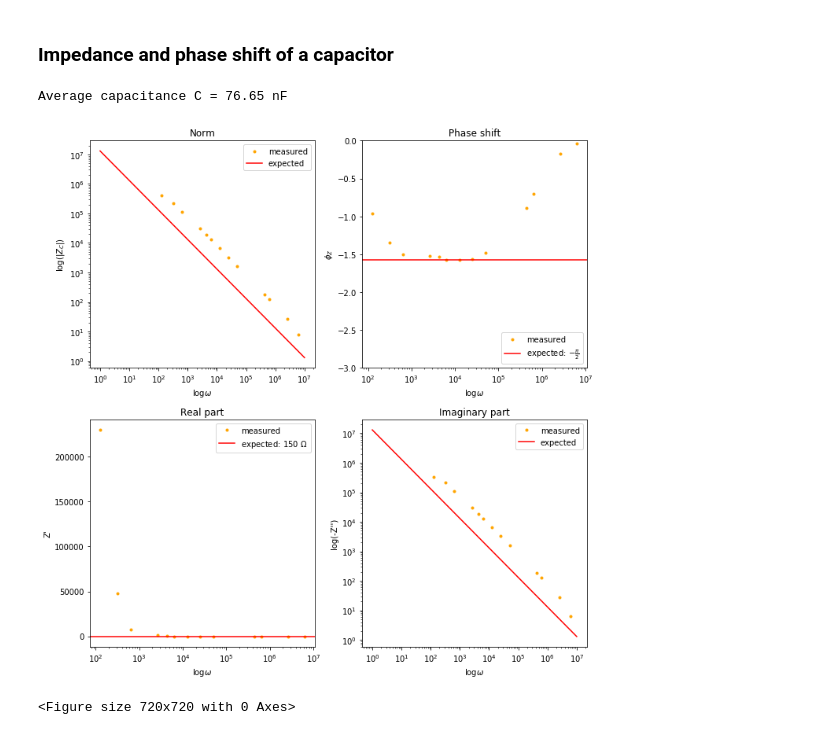
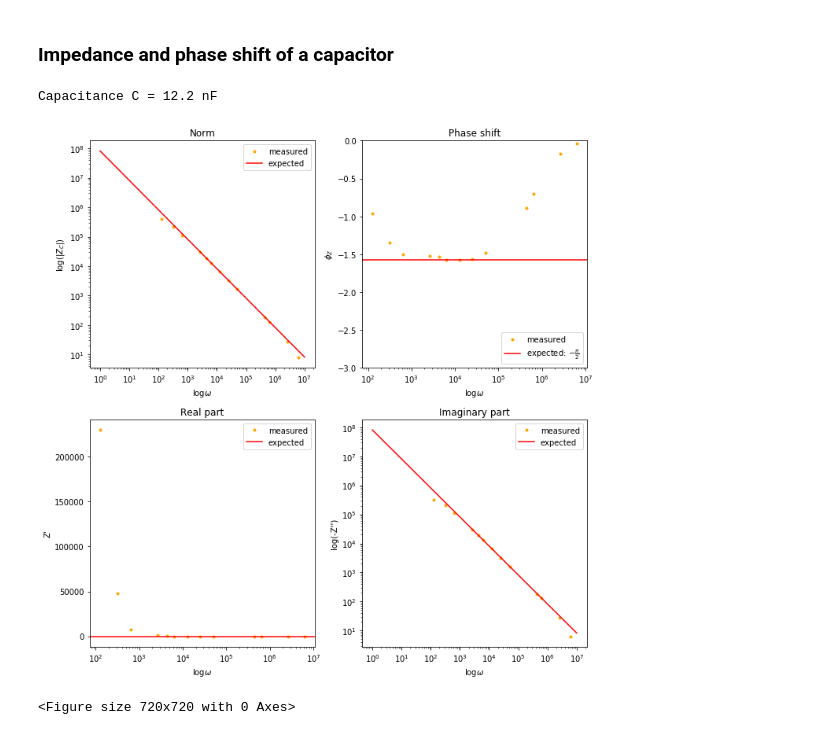
Before and after one commit to stine-fohrmann/Physical-Modelling, a Jupyter notebook: Experiment_2_Impedance.ipynb, the cells around one changed output. Saved outputs shown, nothing was run; the diff lists cells and outputs as text; code cells hidden in the pictures.

Commit message:
fixed expected values

```diff
--- a/Experiment_2_Impedance.ipynb
+++ b/Experiment_2_Impedance.ipynb
@@ -147,12 +147,12 @@ def calculateImpedance(U_0, V_0, phi_Z):
 phi_Z_values = calculatePhaseDifferences(phi_U_values, phi_V_values) + phi_Z_measured
 Z_hat = [calculateImpedance(U_0, V_0, phi_Z) for U_0, V_0, phi_Z in zip(U_0_values, V_0_values, phi_Z_values)]
 Z_hat_norm = [np.abs(z) for z in Z_hat]    # get norm of Z_hat
-Z_hat_real = [z.real for z in Z_hat]      # get real part of Z_hat
-Z_hat_im = [-z.imag for z in Z_hat]        # get imaginary part of Z_hat
+Z_hat_real = [z.real for z in Z_hat]       # get real part of Z_hat
+Z_hat_im   = [-z.imag for z in Z_hat]      # get imaginary part of Z_hat
 
 # Calculate capacitance C
-C = 1/(f_values[1] * Z_hat_norm[1])
-print(f'Average capacitance C = {round(C*10**9, 2)} nF')
+C = 1/(omega[1] * Z_hat_norm[1])
+print(f'Capacitance C = {round(C*10**9, 2)} nF')
 # expected norm
 om = np.linspace(1, 1e7, 10)
 Z_norm_ideal = 1/(om*C)
@@ -166,34 +166,34 @@ axs[0, 0].plot(om, Z_norm_ideal, '-', color='r', label='expected')
 axs[0, 0].set_title('Norm')
 axs[0, 0].set_xlabel(r'$\log{\omega}$')
 axs[0, 0].set_ylabel(r'$\log\left(|Z_C|\right)$')
 axs[0, 0].legend()
 
 axs[0, 1].semilogx(omega, phi_Z_values, '.', color='orange', label='measured')
 axs[0, 1].axhline(y = -np.pi/2, color = 'r', linestyle = '-', label=r'expected: $-\frac{\pi}{2}$')
 axs[0, 1].set_title('Phase shift')
 axs[0, 1].set_ylim([-3, 0])
 axs[0, 1].set_ylabel('$\phi_Z$')
 axs[0, 1].set_xlabel('$\log{\omega}$')
 axs[0, 1].legend(loc='lower right')
 
 axs[1, 0].semilogx(omega, Z_hat_real, '.', color='orange', label='measured')
-axs[1, 0].axhline(y = 150, color = 'r', linestyle = '-', label=r'expected: $150~\Omega$')
+axs[1, 0].axhline(y = 0, color = 'r', linestyle = '-', label=r'expected')
 axs[1, 0].set_title('Real part')
 axs[1, 0].set_xlabel(r'$\log{\omega}$')
 axs[1, 0].set_ylabel('Z\'')
 axs[1, 0].legend(loc='upper right')
 
 axs[1, 1].loglog(omega, Z_hat_im, '.', color='orange', label='measured')
 axs[1, 1].plot(om, Z_im_ideal, '-', color='r', label='expected')
 axs[1, 1].set_title('Imaginary part')
 axs[1, 1].set_xlabel(r'$\log{\omega}$')
 axs[1, 1].set_ylabel('log(-Z\'\')')
 axs[1, 1].legend(loc='upper right')
 
 plt.tight_layout()
 plt.figure(figsize=(10,10))
 plt.show()
 # %% [output]
-Average capacitance C = 76.65 nF
+Capacitance C = 12.2 nF
-[figure, old version]
+[figure, new version]
 <Figure size 720x720 with 0 Axes>
```
Also changed, not shown: parts of 1 cell of this notebook.
